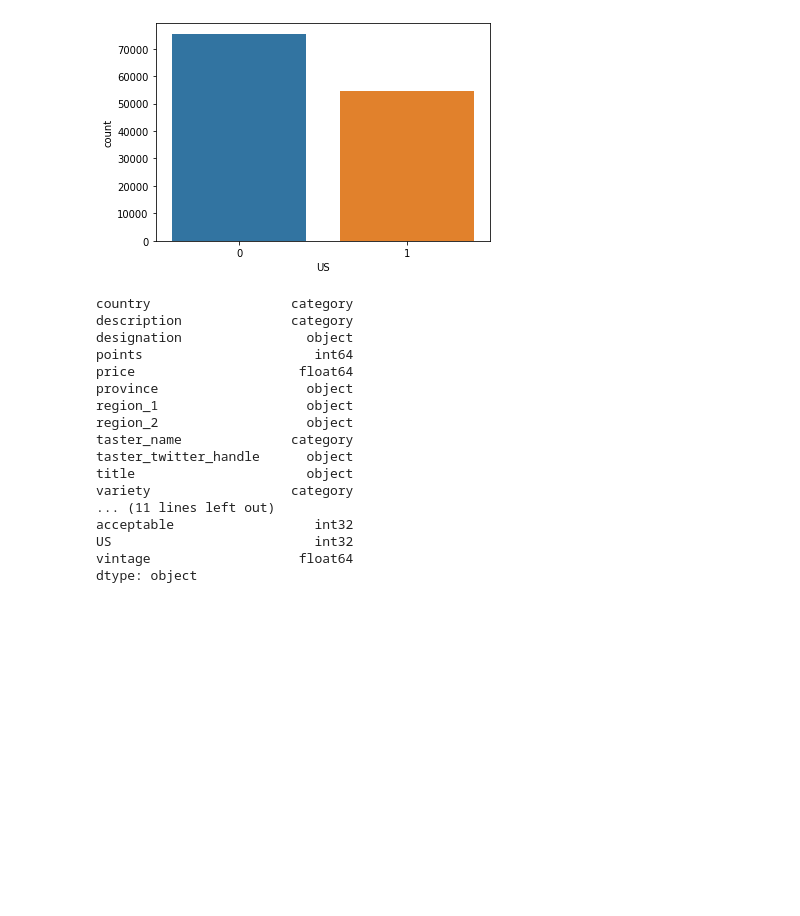
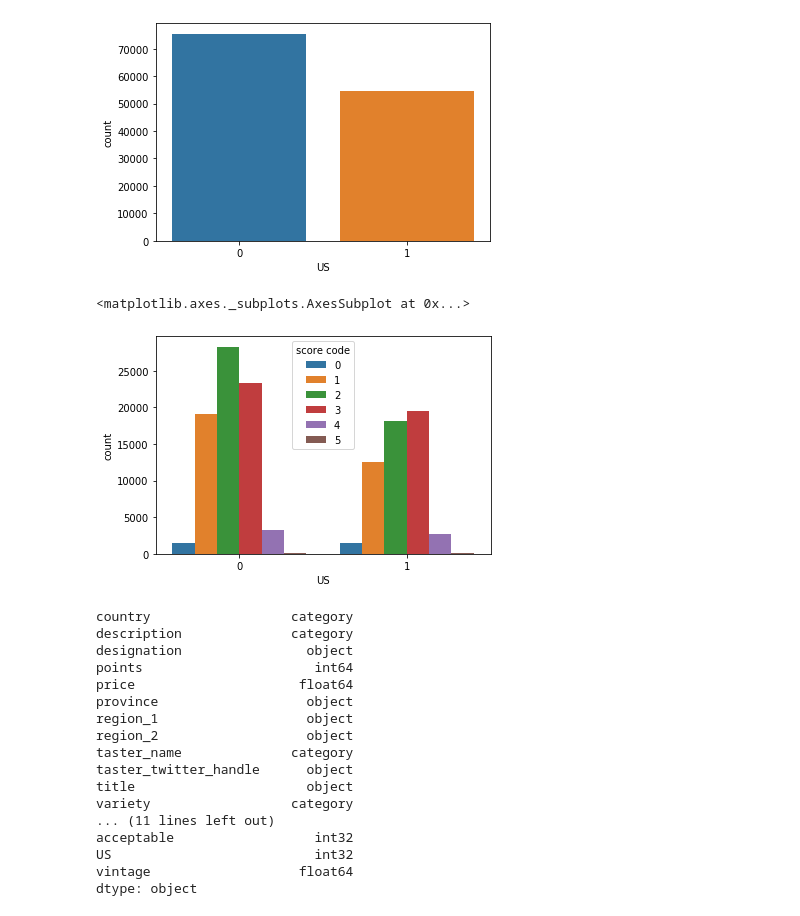
Before and after one commit to pkrosoff/wine_machine_learning, a Jupyter notebook: Code/Wine Scores (Logistic Regression).ipynb, the cells around one changed output. Cells and saved outputs as stored; diff of their text form; code cells hidden in the pictures; blank space fills up the shorter version.

```diff
--- a/Code/Wine Scores (Logistic Regression).ipynb
+++ b/Code/Wine Scores (Logistic Regression).ipynb
@@ -263,6 +277,12 @@ sns.countplot(x='US', data=wine_scores)
 # %% [output]
 <matplotlib.axes._subplots.AxesSubplot at 0x...>
 [figure]
+# %%
+#Display the number of quality bins for U.S. wines
+sns.countplot(x='US',data=wine_scores,hue='score code')
+# %% [output]
+<matplotlib.axes._subplots.AxesSubplot at 0x...>
+[figure, added]
 # %%
 # wine_scores = wine_scores.dropna()
 wine_scores.dtypes
```
Also changed, not shown: parts of 14 cells of this notebook, 4 other files.
